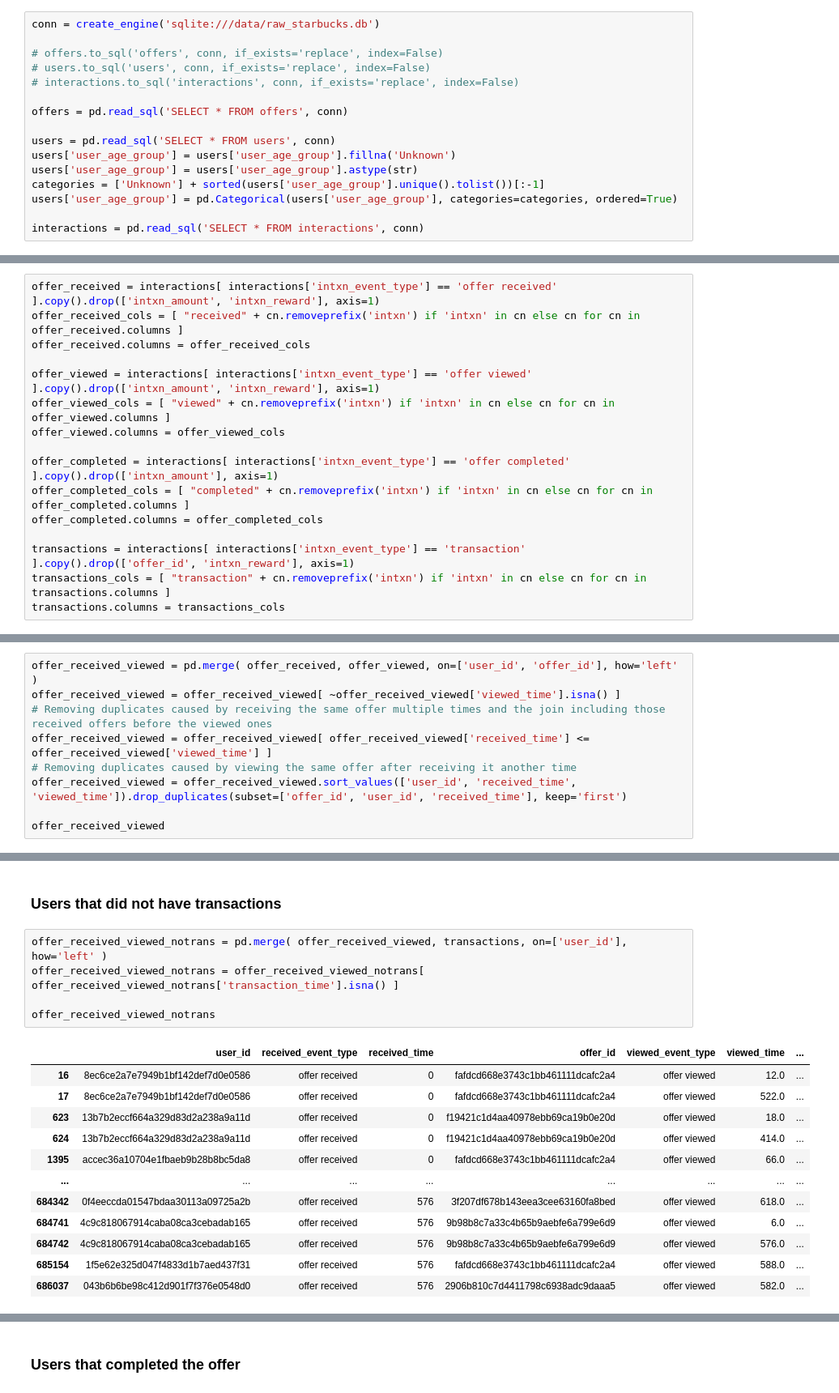
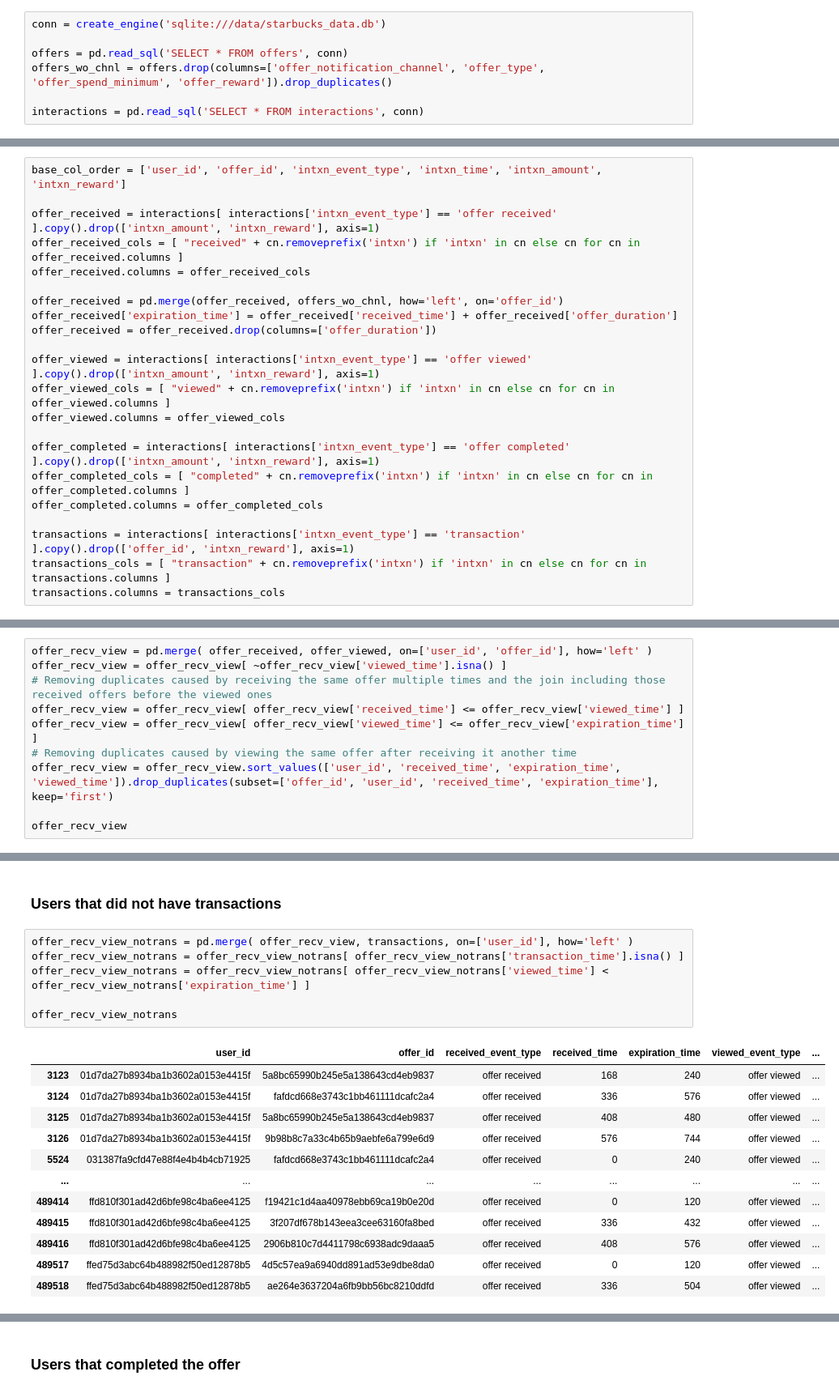
Before and after one commit to meeby280/UdacityDataScienceProject4, a Jupyter notebook: eda_user_journey_redone.ipynb, the cells around one changed output, grey strips where cells are left out. Shown: that part at 81% size. Saved outputs shown, nothing was run; the diff lists cells and outputs as text.

```diff
--- a/eda_user_journey_redone.ipynb
+++ b/eda_user_journey_redone.ipynb
@@ -28,16 +23,7 @@ Loading data
 # %%
-conn = create_engine('sqlite:///data/raw_starbucks.db')
-
-# offers.to_sql('offers', conn, if_exists='replace', index=False)
-# users.to_sql('users', conn, if_exists='replace', index=False)
-# interactions.to_sql('interactions', conn, if_exists='replace', index=False)
+conn = create_engine('sqlite:///data/starbucks_data.db')
 
 offers = pd.read_sql('SELECT * FROM offers', conn)
-
-users = pd.read_sql('SELECT * FROM users', conn)
-users['user_age_group'] = users['user_age_group'].fillna('Unknown')
-users['user_age_group'] = users['user_age_group'].astype(str)
-categories = ['Unknown'] + sorted(users['user_age_group'].unique().tolist())[:-1]
-users['user_age_group'] = pd.Categorical(users['user_age_group'], categories=categories, ordered=True)
+offers_wo_chnl = offers.drop(columns=['offer_notification_channel', 'offer_type', 'offer_spend_minimum', 'offer_reward']).drop_duplicates()
 
 interactions = pd.read_sql('SELECT * FROM interactions', conn)
@@ -46,13 +35,19 @@ raw_interactions = pd.read_json('data/transcript.json', orient='records', lines=
 # %%
+base_col_order = ['user_id', 'offer_id', 'intxn_event_type', 'intxn_time', 'intxn_amount', 'intxn_reward']
+
 offer_received = interactions[ interactions['intxn_event_type'] == 'offer received' ].copy().drop(['intxn_amount', 'intxn_reward'], axis=1)
 offer_received_cols = [ "received" + cn.removeprefix('intxn') if 'intxn' in cn else cn for cn in offer_received.columns ]
 offer_received.columns = offer_received_cols
+
+offer_received = pd.merge(offer_received, offers_wo_chnl, how='left', on='offer_id')
+offer_received['expiration_time'] = offer_received['received_time'] + offer_received['offer_duration']
+offer_received = offer_received.drop(columns=['offer_duration'])
 
 offer_viewed = interactions[ interactions['intxn_event_type'] == 'offer viewed' ].copy().drop(['intxn_amount', 'intxn_reward'], axis=1)
 offer_viewed_cols = [ "viewed" + cn.removeprefix('intxn') if 'intxn' in cn else cn for cn in offer_viewed.columns ]
 offer_viewed.columns = offer_viewed_cols
 
-offer_completed = interactions[ interactions['intxn_event_type'] == 'offer completed' ].copy().drop(['intxn_amount'], axis=1)
+offer_completed = interactions[ interactions['intxn_event_type'] == 'offer completed' ].copy().drop(['intxn_amount', 'intxn_reward'], axis=1)
 offer_completed_cols = [ "completed" + cn.removeprefix('intxn') if 'intxn' in cn else cn for cn in offer_completed.columns ]
 offer_completed.columns = offer_completed_cols
 
@@ -101,12 +70,13 @@ offer_received.head()
 <a id='rv'></a>
 ## Users that viewed offers
 # %%
-offer_received_viewed = pd.merge( offer_received, offer_viewed, on=['user_id', 'offer_id'], how='left' )
-offer_received_viewed = offer_received_viewed[ ~offer_received_viewed['viewed_time'].isna() ]
+offer_recv_view = pd.merge( offer_received, offer_viewed, on=['user_id', 'offer_id'], how='left' )
+offer_recv_view = offer_recv_view[ ~offer_recv_view['viewed_time'].isna() ]
 # Removing duplicates caused by receiving the same offer multiple times and the join including those received offers before the viewed ones
-offer_received_viewed = offer_received_viewed[ offer_received_viewed['received_time'] <= offer_received_viewed['viewed_time'] ]
+offer_recv_view = offer_recv_view[ offer_recv_view['received_time'] <= offer_recv_view['viewed_time'] ]
+offer_recv_view = offer_recv_view[ offer_recv_view['viewed_time'] <= offer_recv_view['expiration_time'] ]
 # Removing duplicates caused by viewing the same offer after receiving it another time
-offer_received_viewed = offer_received_viewed.sort_values(['user_id', 'received_time', 'viewed_time']).drop_duplicates(subset=['offer_id', 'user_id', 'received_time'], keep='first')
+offer_recv_view = offer_recv_view.sort_values(['user_id', 'received_time', 'expiration_time', 'viewed_time']).drop_duplicates(subset=['offer_id', 'user_id', 'received_time', 'expiration_time'], keep='first')
 
-offer_received_viewed
+offer_recv_view
 # %% [output]
@@ -277,20 +168,21 @@ test_df
 <a id='rvn'></a>
 ### Users that did not have transactions
 # %%
-offer_received_viewed_notrans = pd.merge( offer_received_viewed, transactions, on=['user_id'], how='left' )
-offer_received_viewed_notrans = offer_received_viewed_notrans[ offer_received_viewed_notrans['transaction_time'].isna() ]
+offer_recv_view_notrans = pd.merge( offer_recv_view, transactions, on=['user_id'], how='left' )
+offer_recv_view_notrans = offer_recv_view_notrans[ offer_recv_view_notrans['transaction_time'].isna() ]
+offer_recv_view_notrans = offer_recv_view_notrans[ offer_recv_view_notrans['viewed_time'] < offer_recv_view_notrans['expiration_time'] ]
 
-offer_received_viewed_notrans
+offer_recv_view_notrans
 # %% [output]
-|  | user_id | received_event_type | received_time | offer_id | viewed_event_type | viewed_time | ... |
-| 16 | 8ec6ce2a7e7949b1bf142def7d0e0586 | offer received | 0 | fafdcd668e3743c1bb461111dcafc2a4 | offer viewed | 12.0 | ... |
-| 17 | 8ec6ce2a7e7949b1bf142def7d0e0586 | offer received | 0 | fafdcd668e3743c1bb461111dcafc2a4 | offer viewed | 522.0 | ... |
-| 623 | 13b7b2eccf664a329d83d2a238a9a11d | offer received | 0 | f19421c1d4aa40978ebb69ca19b0e20d | offer viewed | 18.0 | ... |
-| 624 | 13b7b2eccf664a329d83d2a238a9a11d | offer received | 0 | f19421c1d4aa40978ebb69ca19b0e20d | offer viewed | 414.0 | ... |
-| 1395 | accec36a10704e1fbaeb9b28b8bc5da8 | offer received | 0 | fafdcd668e3743c1bb461111dcafc2a4 | offer viewed | 66.0 | ... |
+|  | user_id | offer_id | received_event_type | received_time | expiration_time | viewed_event_type | ... |
+| 3123 | 01d7da27b8934ba1b3602a0153e4415f | 5a8bc65990b245e5a138643cd4eb9837 | offer received | 168 | 240 | offer viewed | ... |
+| 3124 | 01d7da27b8934ba1b3602a0153e4415f | fafdcd668e3743c1bb461111dcafc2a4 | offer received | 336 | 576 | offer viewed | ... |
+| 3125 | 01d7da27b8934ba1b3602a0153e4415f | 5a8bc65990b245e5a138643cd4eb9837 | offer received | 408 | 480 | offer viewed | ... |
+| 3126 | 01d7da27b8934ba1b3602a0153e4415f | 9b98b8c7a33c4b65b9aebfe6a799e6d9 | offer received | 576 | 744 | offer viewed | ... |
+| 5524 | 031387fa9cfd47e88f4e4b4b4cb71925 | fafdcd668e3743c1bb461111dcafc2a4 | offer received | 0 | 240 | offer viewed | ... |
 | ... | ... | ... | ... | ... | ... | ... | ... |
-| 684342 | 0f4eeccda01547bdaa30113a09725a2b | offer received | 576 | 3f207df678b143eea3cee63160fa8bed | offer viewed | 618.0 | ... |
-| 684741 | 4c9c818067914caba08ca3cebadab165 | offer received | 576 | 9b98b8c7a33c4b65b9aebfe6a799e6d9 | offer viewed | 6.0 | ... |
-| 684742 | 4c9c818067914caba08ca3cebadab165 | offer received | 576 | 9b98b8c7a33c4b65b9aebfe6a799e6d9 | offer viewed | 576.0 | ... |
-| 685154 | 1f5e62e325d047f4833d1b7aed437f31 | offer received | 576 | fafdcd668e3743c1bb461111dcafc2a4 | offer viewed | 588.0 | ... |
-| 686037 | 043b6b6be98c412d901f7f376e0548d0 | offer received | 576 | 2906b810c7d4411798c6938adc9daaa5 | offer viewed | 582.0 | ... |
+| 489414 | ffd810f301ad42d6bfe98c4ba6ee4125 | f19421c1d4aa40978ebb69ca19b0e20d | offer received | 0 | 120 | offer viewed | ... |
+| 489415 | ffd810f301ad42d6bfe98c4ba6ee4125 | 3f207df678b143eea3cee63160fa8bed | offer received | 336 | 432 | offer viewed | ... |
+| 489416 | ffd810f301ad42d6bfe98c4ba6ee4125 | 2906b810c7d4411798c6938adc9daaa5 | offer received | 408 | 576 | offer viewed | ... |
+| 489517 | ffed75d3abc64b488982f50ed12878b5 | 4d5c57ea9a6940dd891ad53e9dbe8da0 | offer received | 0 | 120 | offer viewed | ... |
+| 489518 | ffed75d3abc64b488982f50ed12878b5 | ae264e3637204a6fb9bb56bc8210ddfd | offer received | 336 | 504 | offer viewed | ... |
```
Also changed, not shown: parts of 31 cells of this notebook, 2 other files.
